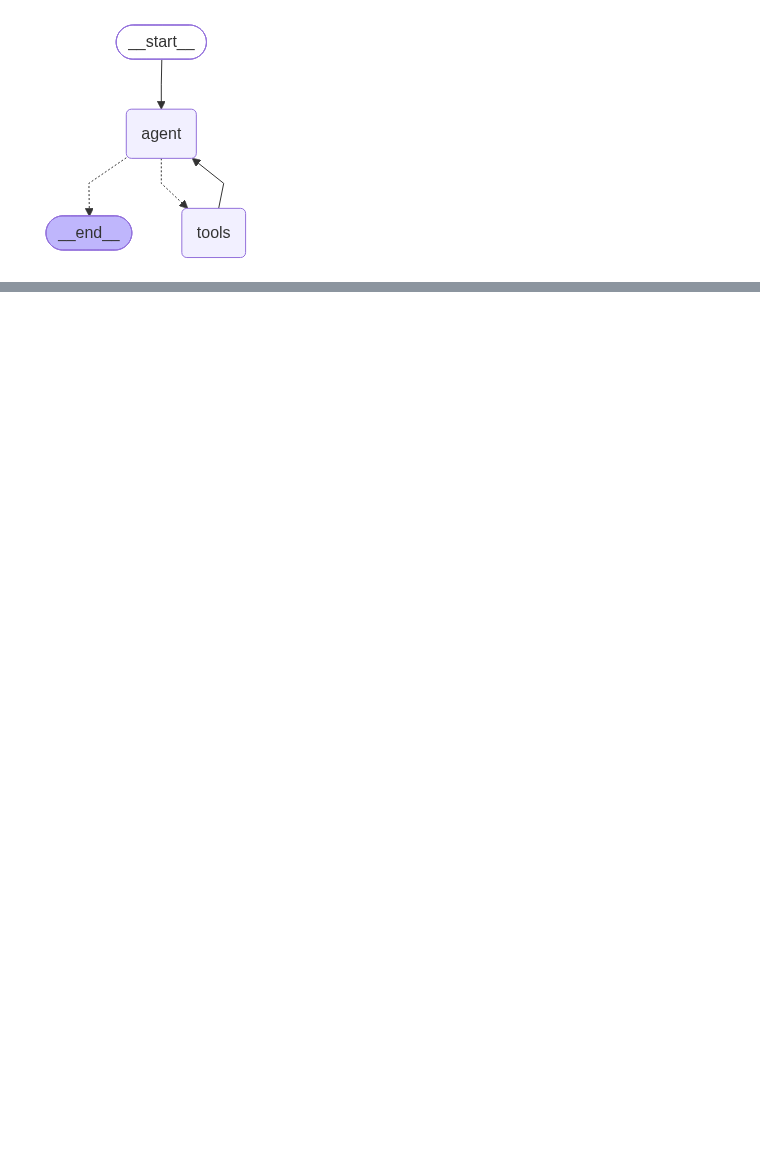
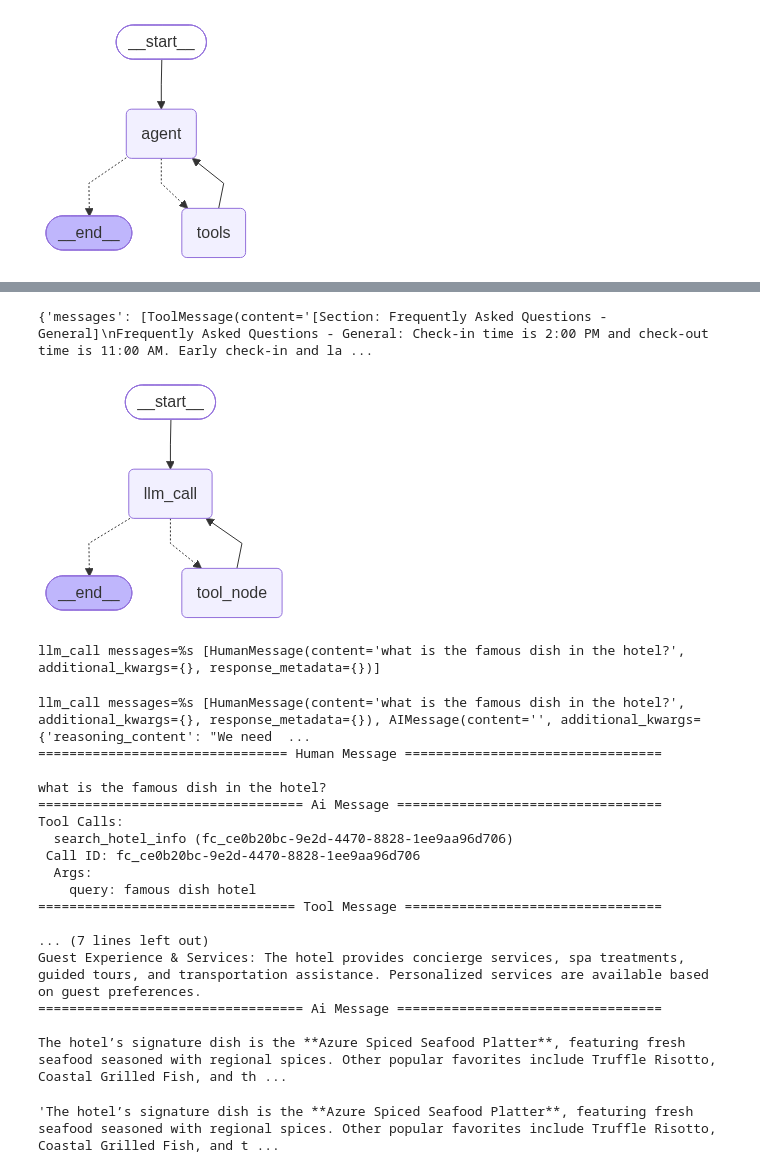
Before and after one commit to karthickthangadurai/Otelio, a Jupyter notebook: experiments/otelio.ipynb, the cells around one changed output, grey strips where cells are left out. Drawn from its saved outputs; the diff is of its cells as text; code cells hidden in the pictures; blank space fills up the shorter version.

Commit message:
Enhance otelio notebook with additional markdown sections for system prompts and orchestration steps. Update execution counts and modify user interaction examples to improve clarity and functionality.

```diff
--- a/experiments/otelio.ipynb
+++ b/experiments/otelio.ipynb
@@ -839,0 +918,78 @@ agent
+# %%
+# Step 4: Define tool node
+
+from langchain.messages import ToolMessage
+
+
+def tool_node(state: AgentState):
+    """Performs the tool call"""
+
+    result = []
+    for tool_call in state["messages"][-1].tool_calls:
+        tool = tools_by_name[tool_call["name"]]
+        observation = tool.invoke(tool_call["args"])
+        result.append(ToolMessage(content=observation, tool_call_id=tool_call["id"]))
+    return {"messages": result}
+
+tool_node_func=tool_node(state=llm_call_func)
+
+tool_node_func
+# %% [output]
+{'messages': [ToolMessage(content='[Section: Frequently Asked Questions - General]\nFrequently Asked Questions - General: Check-in time is 2:00 PM and check-out time is 11:00 AM. Early check-in and la ...
+# %%
+# Step 6: Build agent
+
+# Build workflow
+agent_builder = StateGraph(AgentState)
+
+# Add nodes
+agent_builder.add_node("llm_call", llm_call)
+agent_builder.add_node("tool_node", tool_node)
+
+# Add edges to connect nodes
+agent_builder.add_edge(START, "llm_call")
+agent_builder.add_conditional_edges(
+    "llm_call",
+    should_continue,
+    ["tool_node", END]
+)
+agent_builder.add_edge("tool_node", "llm_call")
+
+# Compile the agent
+agent = agent_builder.compile()
+
+
+from IPython.display import Image, display
+# Show the agent
+display(Image(agent.get_graph(xray=True).draw_mermaid_png()))
+
+# Invoke
+from langchain.messages import HumanMessage
+messages = [HumanMessage(content="what is the famous dish in the hotel?")]
+messages = agent.invoke({"messages": messages})
+for m in messages["messages"]:
+    m.pretty_print()
+# %% [output]
+[figure, added]
+llm_call messages=%s [HumanMessage(content='what is the famous dish in the hotel?', additional_kwargs={}, response_metadata={})]
+llm_call messages=%s [HumanMessage(content='what is the famous dish in the hotel?', additional_kwargs={}, response_metadata={}), AIMessage(content='', additional_kwargs={'reasoning_content': "We need  ...
+================================ Human Message =================================
+
+what is the famous dish in the hotel?
+================================== Ai Message ==================================
+Tool Calls:
+  search_hotel_info (fc_ce0b20bc-9e2d-4470-8828-1ee9aa96d706)
+ Call ID: fc_ce0b20bc-9e2d-4470-8828-1ee9aa96d706
+  Args:
+    query: famous dish hotel
+================================= Tool Message =================================
+
+... (7 lines left out)
+Guest Experience & Services: The hotel provides concierge services, spa treatments, guided tours, and transportation assistance. Personalized services are available based on guest preferences.
+================================== Ai Message ==================================
+
+The hotel’s signature dish is the **Azure Spiced Seafood Platter**, featuring fresh seafood seasoned with regional spices. Other popular favorites include Truffle Risotto, Coastal Grilled Fish, and th ...
+# %%
+messages['messages'][-1].content
+# %% [output]
+'The hotel’s signature dish is the **Azure Spiced Seafood Platter**, featuring fresh seafood seasoned with regional spices. Other popular favorites include Truffle Risotto, Coastal Grilled Fish, and t ...
```
Also changed, not shown: parts of 9 cells of this notebook.
